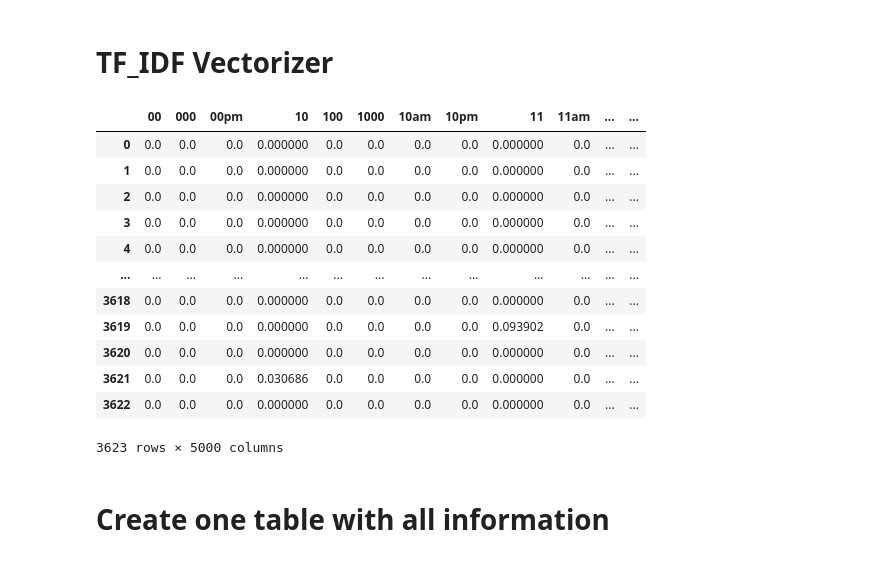
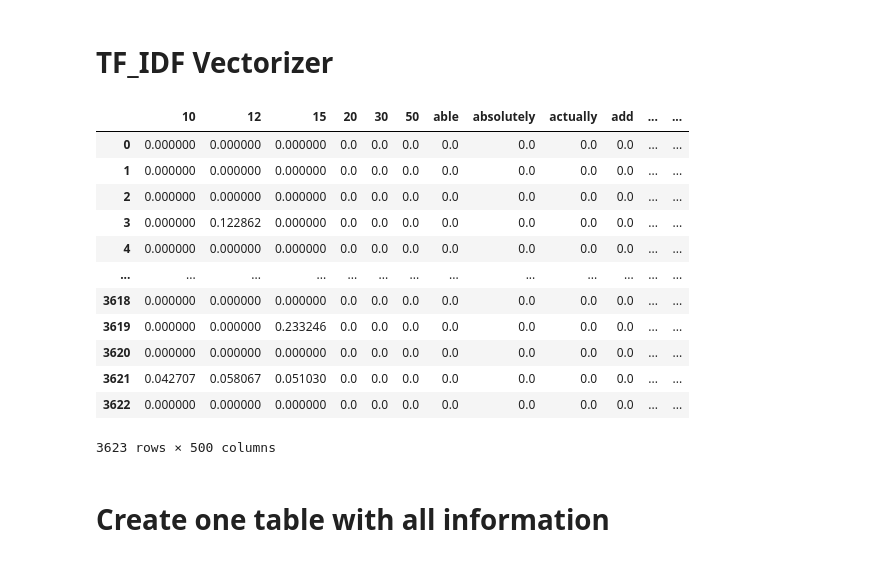
Before and after one commit to chkathi/intelligent-systems, a Jupyter notebook: P1/Regression.ipynb, the cells around one changed output. Cells and saved outputs as stored; diff of their text form; code cells hidden in the pictures.

```diff
--- a/P1/Regression.ipynb
+++ b/P1/Regression.ipynb
@@ -155,32 +154,32 @@ df_agg['all_reviews'].shape
 # %%
 from sklearn.feature_extraction.text import TfidfVectorizer
 
 # Initialize the TF-IDF vectorizer
-vectorizer = TfidfVectorizer(stop_words='english',max_features=5000,min_df=1)
+vectorizer = TfidfVectorizer(stop_words='english',max_features=500,min_df=1)
 # Fit and transform the aggregated reviews into a TF-IDF matrix
 tfidf_wm = vectorizer.fit_transform(df_agg['all_reviews'])
 
 # Retrieve the feature names (i.e., the vocabulary)
 tfidf_tokens = vectorizer.get_feature_names_out()
 
 # Create a DataFrame from the TF-IDF matrix for easier viewing
 df_tfidfvect = pd.DataFrame(data=tfidf_wm.toarray(), columns=tfidf_tokens)
 
 df_tfidfvect
 # %% [output]
-|  | 00 | 000 | 00pm | 10 | 100 | 1000 | 10am | 10pm | 11 | 11am | ... | ... |
-| 0 | 0.0 | 0.0 | 0.0 | 0.000000 | 0.0 | 0.0 | 0.0 | 0.0 | 0.000000 | 0.0 | ... | ... |
-| 1 | 0.0 | 0.0 | 0.0 | 0.000000 | 0.0 | 0.0 | 0.0 | 0.0 | 0.000000 | 0.0 | ... | ... |
-| 2 | 0.0 | 0.0 | 0.0 | 0.000000 | 0.0 | 0.0 | 0.0 | 0.0 | 0.000000 | 0.0 | ... | ... |
-| 3 | 0.0 | 0.0 | 0.0 | 0.000000 | 0.0 | 0.0 | 0.0 | 0.0 | 0.000000 | 0.0 | ... | ... |
-| 4 | 0.0 | 0.0 | 0.0 | 0.000000 | 0.0 | 0.0 | 0.0 | 0.0 | 0.000000 | 0.0 | ... | ... |
+|  | 10 | 12 | 15 | 20 | 30 | 50 | able | absolutely | actually | add | ... | ... |
+| 0 | 0.000000 | 0.000000 | 0.000000 | 0.0 | 0.0 | 0.0 | 0.0 | 0.0 | 0.0 | 0.0 | ... | ... |
+| 1 | 0.000000 | 0.000000 | 0.000000 | 0.0 | 0.0 | 0.0 | 0.0 | 0.0 | 0.0 | 0.0 | ... | ... |
+| 2 | 0.000000 | 0.000000 | 0.000000 | 0.0 | 0.0 | 0.0 | 0.0 | 0.0 | 0.0 | 0.0 | ... | ... |
+| 3 | 0.000000 | 0.122862 | 0.000000 | 0.0 | 0.0 | 0.0 | 0.0 | 0.0 | 0.0 | 0.0 | ... | ... |
+| 4 | 0.000000 | 0.000000 | 0.000000 | 0.0 | 0.0 | 0.0 | 0.0 | 0.0 | 0.0 | 0.0 | ... | ... |
 | ... | ... | ... | ... | ... | ... | ... | ... | ... | ... | ... | ... | ... |
-| 3618 | 0.0 | 0.0 | 0.0 | 0.000000 | 0.0 | 0.0 | 0.0 | 0.0 | 0.000000 | 0.0 | ... | ... |
-| 3619 | 0.0 | 0.0 | 0.0 | 0.000000 | 0.0 | 0.0 | 0.0 | 0.0 | 0.093902 | 0.0 | ... | ... |
-| 3620 | 0.0 | 0.0 | 0.0 | 0.000000 | 0.0 | 0.0 | 0.0 | 0.0 | 0.000000 | 0.0 | ... | ... |
-| 3621 | 0.0 | 0.0 | 0.0 | 0.030686 | 0.0 | 0.0 | 0.0 | 0.0 | 0.000000 | 0.0 | ... | ... |
-| 3622 | 0.0 | 0.0 | 0.0 | 0.000000 | 0.0 | 0.0 | 0.0 | 0.0 | 0.000000 | 0.0 | ... | ... |
+| 3618 | 0.000000 | 0.000000 | 0.000000 | 0.0 | 0.0 | 0.0 | 0.0 | 0.0 | 0.0 | 0.0 | ... | ... |
+| 3619 | 0.000000 | 0.000000 | 0.233246 | 0.0 | 0.0 | 0.0 | 0.0 | 0.0 | 0.0 | 0.0 | ... | ... |
+| 3620 | 0.000000 | 0.000000 | 0.000000 | 0.0 | 0.0 | 0.0 | 0.0 | 0.0 | 0.0 | 0.0 | ... | ... |
+| 3621 | 0.042707 | 0.058067 | 0.051030 | 0.0 | 0.0 | 0.0 | 0.0 | 0.0 | 0.0 | 0.0 | ... | ... |
+| 3622 | 0.000000 | 0.000000 | 0.000000 | 0.0 | 0.0 | 0.0 | 0.0 | 0.0 | 0.0 | 0.0 | ... | ... |
-3623 rows × 5000 columns
+3623 rows × 500 columns
 # %% [markdown]
 # Create one table with all information
 # %%
```
Also changed, not shown: parts of 5 cells of this notebook.
